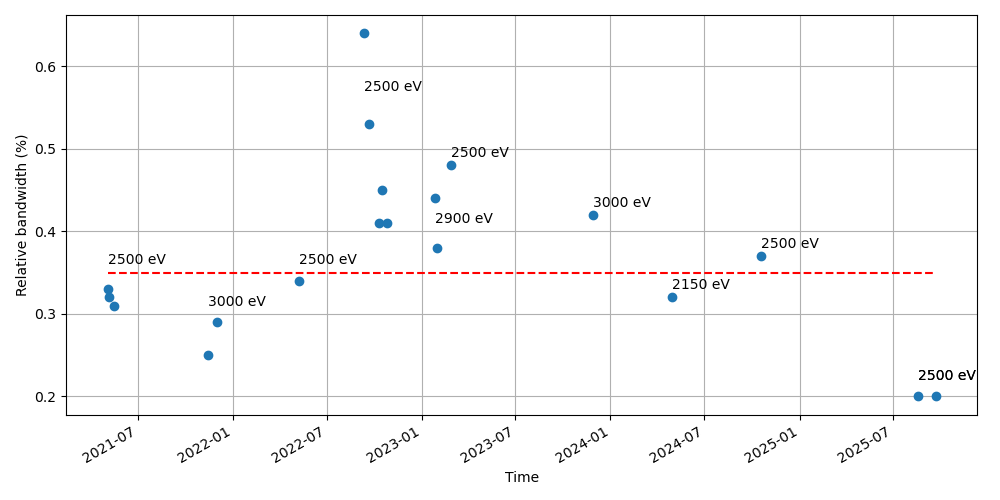
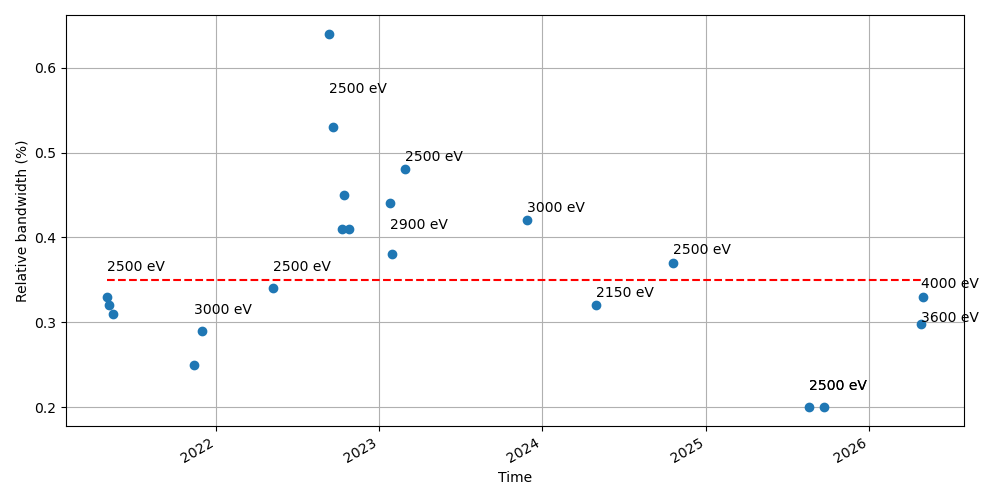
The notebook cell's code change between the first figure and the second:
--- before
+++ after
@@ -15,4 +15,7 @@
 plt.text(x_values[17], 0.22, '2500 eV')
 plt.text(x_values[17], 0.22, '2500 eV')
+plt.text(x_values[19], 0.30, '3600 eV')
+plt.text(x_values[19], 0.34, '4000 eV')
+
 
 

Commit: Updated after Wallick (p23085) exp